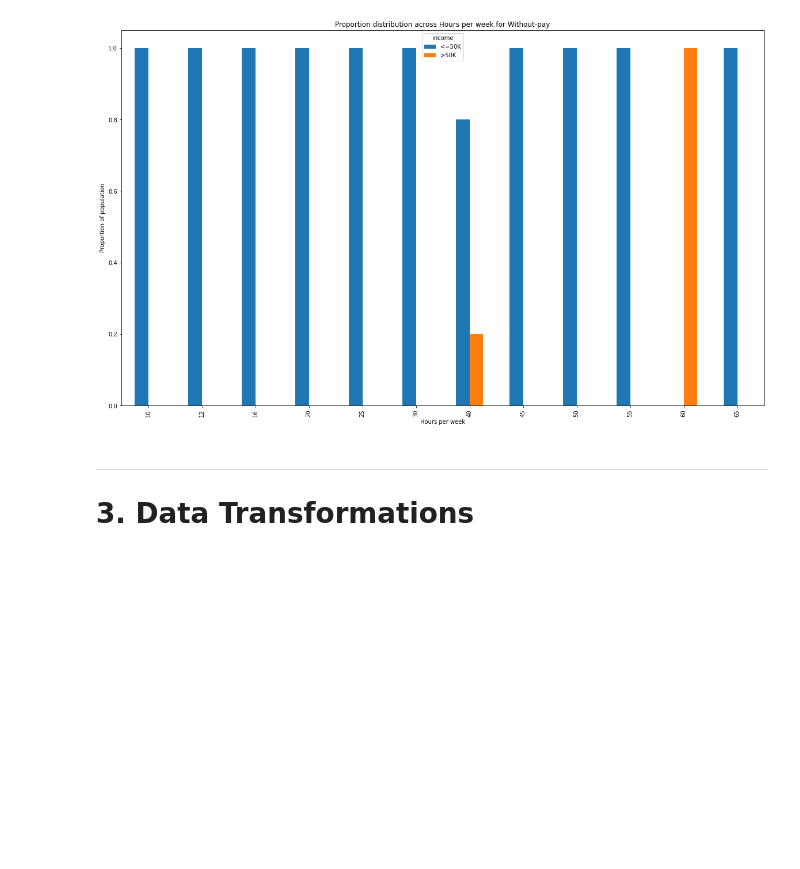
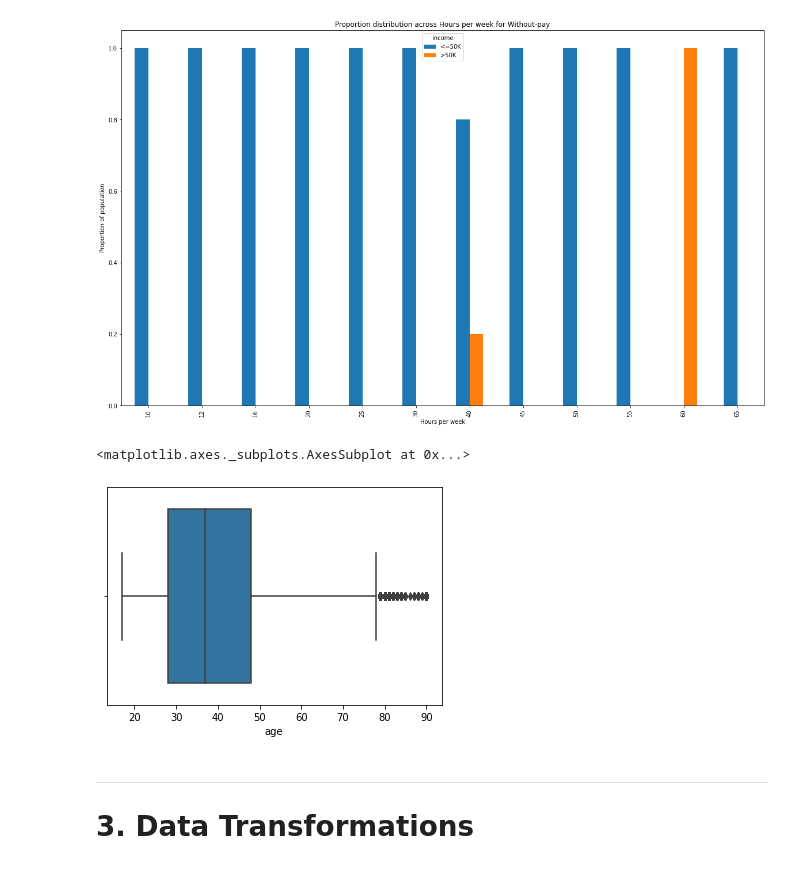
Before and after one commit to chiranjeevi-manike/IBM-Cognitiveclass.ai, a Jupyter notebook: Adult_Income_Analysis.ipynb, the cells around one changed output. Saved outputs shown, nothing was run; the diff lists cells and outputs as text; code cells hidden in the pictures; blank space fills up the shorter version.

```diff
--- a/Adult_Income_Analysis.ipynb
+++ b/Adult_Income_Analysis.ipynb
@@ -566,6 +568,11 @@ for i in adult.workclass.unique():
 # plt.legend(['Not Admitted', 'Admitted'])
 
 # plt.show()
+# %%
+sns.boxplot(x=adult['age'])
+# %% [output]
+<matplotlib.axes._subplots.AxesSubplot at 0x...>
+[figure, added]
 # %% [markdown]
 ---
 # 3. Data Transformations
```
Also changed, not shown: parts of 1 cell of this notebook.
